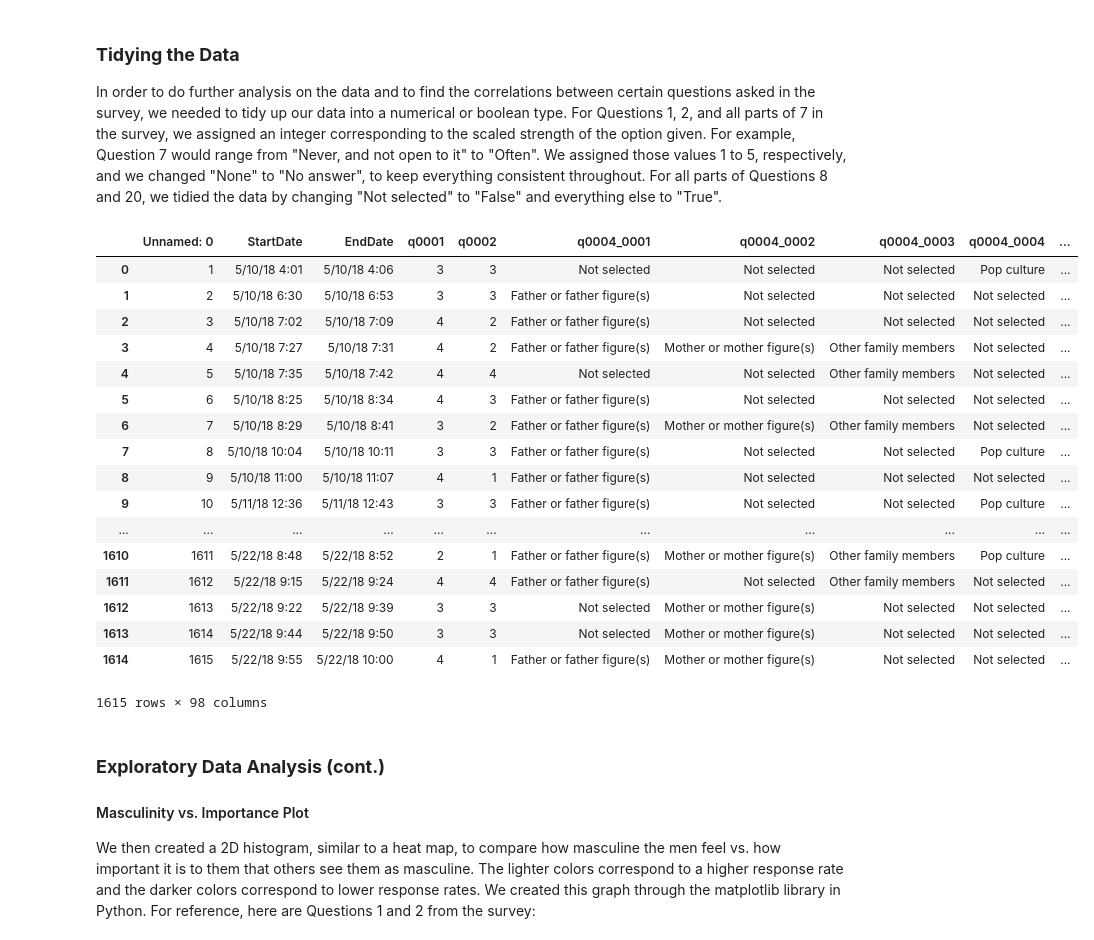
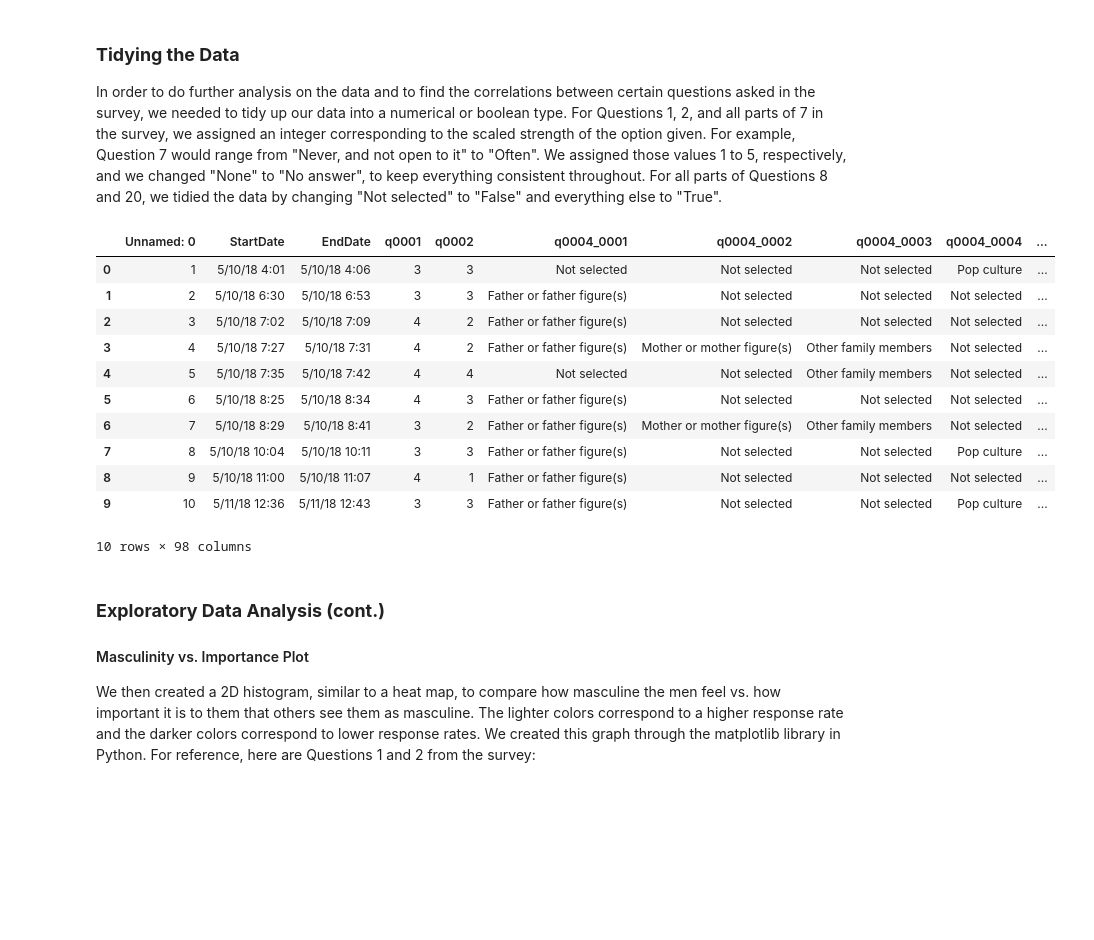
Before and after one commit to nated1028/CMSC320FinalProject, a Jupyter notebook: FinalProject.ipynb, the cells around one changed output. Cells and saved outputs as stored; diff of their text form; code cells hidden in the pictures; blank space fills up the shorter version.

```diff
--- a/FinalProject.ipynb
+++ b/FinalProject.ipynb
@@ -112,41 +107,35 @@ for index1, row in raw_data.iterrows():
             scrub_data.loc[index1, index2] = int(q7_answers.index(val))
         else:
             scrub_data.loc[index1, index2] = None
     for index2, val in row['q0008_0001':'q0008_0012'].iteritems():
         if val == 'Not selected':
             scrub_data.loc[index1, index2] = False
         else:
             scrub_data.loc[index1, index2] = True
     for index2, val in row['q0020_0001':'q0020_0006'].iteritems():
         if val == 'Not selected':
             scrub_data.loc[index1, index2] = False
         else:
             scrub_data.loc[index1, index2] = True
 
 q1_answers = pd.Series(q1_answers)
 q2_answers = pd.Series(q2_answers)
 q7_answers = pd.Series(q7_answers)
 
-scrub_data
+scrub_data.head(10)
 # %% [output]
 |  | Unnamed: 0 | StartDate | EndDate | q0001 | q0002 | q0004_0001 | q0004_0002 | q0004_0003 | q0004_0004 | ... |
 | 0 | 1 | 5/10/18 4:01 | 5/10/18 4:06 | 3 | 3 | Not selected | Not selected | Not selected | Pop culture | ... |
 | 1 | 2 | 5/10/18 6:30 | 5/10/18 6:53 | 3 | 3 | Father or father figure(s) | Not selected | Not selected | Not selected | ... |
 | 2 | 3 | 5/10/18 7:02 | 5/10/18 7:09 | 4 | 2 | Father or father figure(s) | Not selected | Not selected | Not selected | ... |
 | 3 | 4 | 5/10/18 7:27 | 5/10/18 7:31 | 4 | 2 | Father or father figure(s) | Mother or mother figure(s) | Other family members | Not selected | ... |
 | 4 | 5 | 5/10/18 7:35 | 5/10/18 7:42 | 4 | 4 | Not selected | Not selected | Other family members | Not selected | ... |
 | 5 | 6 | 5/10/18 8:25 | 5/10/18 8:34 | 4 | 3 | Father or father figure(s) | Not selected | Not selected | Not selected | ... |
 | 6 | 7 | 5/10/18 8:29 | 5/10/18 8:41 | 3 | 2 | Father or father figure(s) | Mother or mother figure(s) | Other family members | Not selected | ... |
 | 7 | 8 | 5/10/18 10:04 | 5/10/18 10:11 | 3 | 3 | Father or father figure(s) | Not selected | Not selected | Pop culture | ... |
 | 8 | 9 | 5/10/18 11:00 | 5/10/18 11:07 | 4 | 1 | Father or father figure(s) | Not selected | Not selected | Not selected | ... |
 | 9 | 10 | 5/11/18 12:36 | 5/11/18 12:43 | 3 | 3 | Father or father figure(s) | Not selected | Not selected | Pop culture | ... |
-| ... | ... | ... | ... | ... | ... | ... | ... | ... | ... | ... |
-| 1610 | 1611 | 5/22/18 8:48 | 5/22/18 8:52 | 2 | 1 | Father or father figure(s) | Mother or mother figure(s) | Other family members | Pop culture | ... |
-| 1611 | 1612 | 5/22/18 9:15 | 5/22/18 9:24 | 4 | 4 | Father or father figure(s) | Not selected | Other family members | Not selected | ... |
-| 1612 | 1613 | 5/22/18 9:22 | 5/22/18 9:39 | 3 | 3 | Not selected | Mother or mother figure(s) | Not selected | Not selected | ... |
-| 1613 | 1614 | 5/22/18 9:44 | 5/22/18 9:50 | 3 | 3 | Not selected | Mother or mother figure(s) | Not selected | Not selected | ... |
-| 1614 | 1615 | 5/22/18 9:55 | 5/22/18 10:00 | 4 | 1 | Father or father figure(s) | Mother or mother figure(s) | Not selected | Not selected | ... |
-1615 rows × 98 columns
+10 rows × 98 columns
 # %% [markdown]
 ### **Exploratory Data Analysis (cont.)**
 
```
Also changed, not shown: parts of 21 cells of this notebook, 25 other files.
